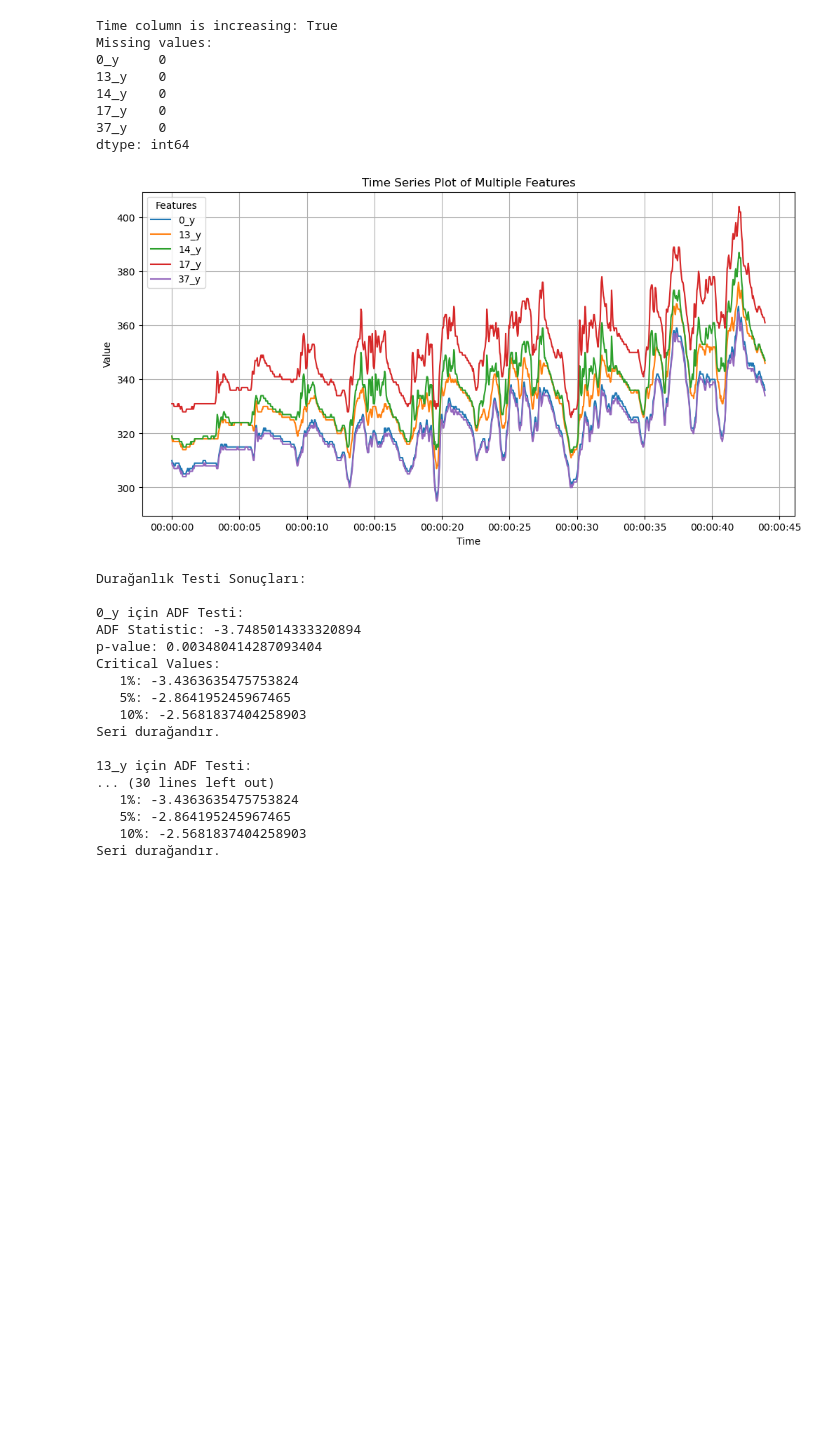
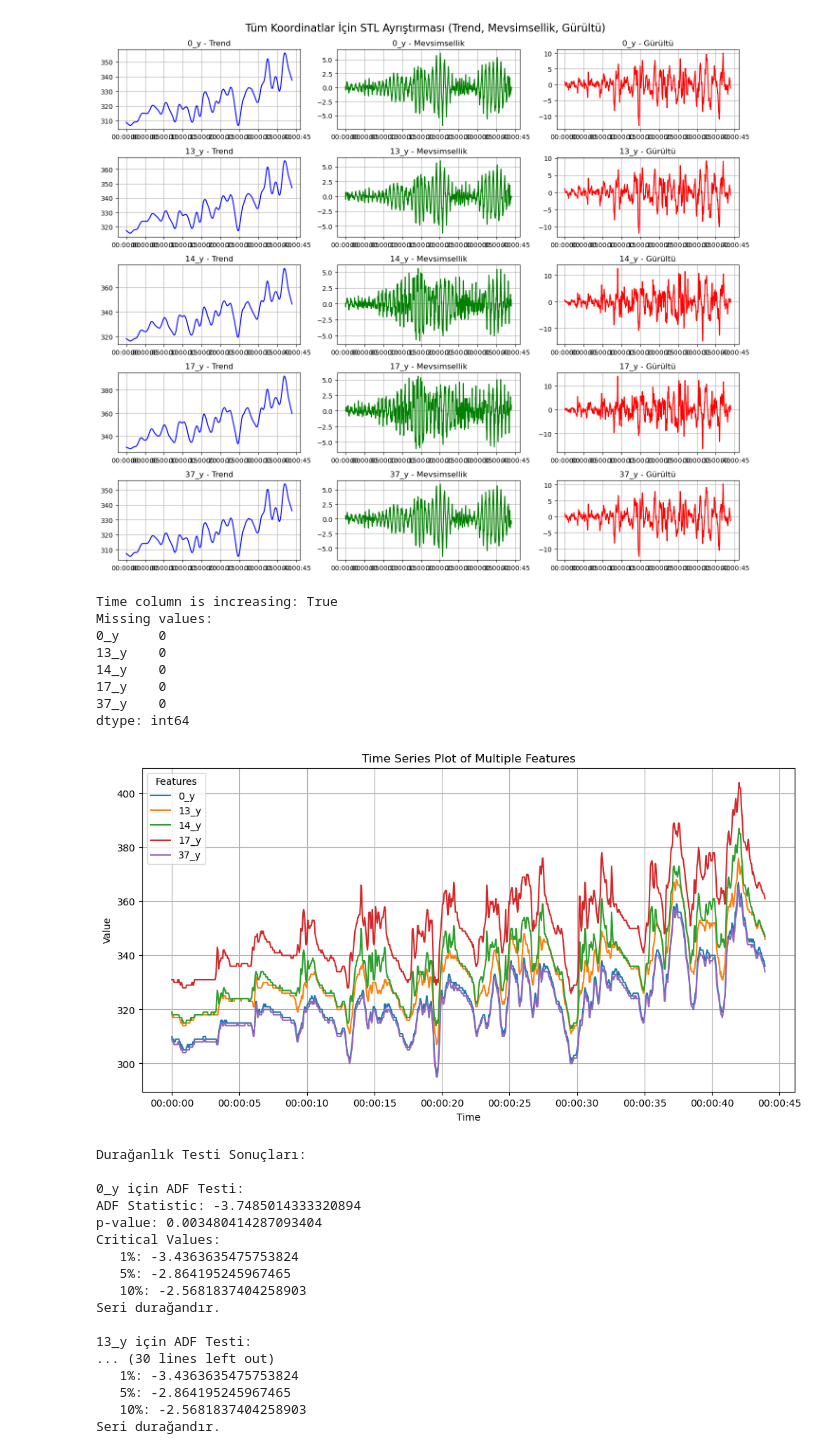
Before and after one commit to gozdenergiz/time-series-models, a Jupyter notebook: VAR_model_y.ipynb, the cells around one changed output. Cells and saved outputs as stored; diff of their text form; code cells hidden in the pictures; blank space fills up the shorter version.

```diff
--- a/VAR_model_y.ipynb
+++ b/VAR_model_y.ipynb
@@ -2,6 +2,7 @@
 import pandas as pd
 import numpy as np
 import matplotlib.pyplot as plt
+from statsmodels.tsa.seasonal import STL
 from statsmodels.tsa.stattools import adfuller
 from statsmodels.graphics.tsaplots import plot_acf, plot_pacf
 from statsmodels.tsa.statespace.varmax import VARMAX
@@ -10,35 +11,67 @@ from sklearn.metrics import mean_absolute_error, mean_squared_error
 # 1. Veri Setini Yükleme
 file_path = "data/selected_lip_coordinates_y_only.csv"
 df = pd.read_csv(file_path)
+df.head()
+
+# Her koordinat için ayrı ayrı STL ayrıştırması (trend, mevsimsellik, gürültü) çizelim
+coordinates = ['0_y', '13_y', '14_y', '17_y', '37_y']
+
+# Grafik boyutlarını ayarlayalım
+plt.figure(figsize=(14, 12))
+
+# Her koordinat için STL ayrıştırması
+for i, coord in enumerate(coordinates, 1):
+    series = pd.Series(df[coord].values, index=pd.to_datetime(df['time'], unit='s'))
+    result = STL(series, period=25).fit()
+
+    plt.subplot(len(coordinates), 3, 3*(i-1)+1)
+    plt.plot(result.trend, color='blue')
+    plt.title(f'{coord} - Trend')
+    plt.grid(True)
+
+    plt.subplot(len(coordinates), 3, 3*(i-1)+2)
+    plt.plot(result.seasonal, color='green')
+    plt.title(f'{coord} - Mevsimsellik')
+    plt.grid(True)
+
+    plt.subplot(len(coordinates), 3, 3*(i-1)+3)
+    plt.plot(result.resid, color='red')
+    plt.title(f'{coord} - Gürültü')
+    plt.grid(True)
+
+plt.tight_layout(rect=[0, 0, 1, 0.96])
+plt.suptitle('Tüm Koordinatlar İçin STL Ayrıştırması (Trend, Mevsimsellik, Gürültü)', fontsize=16)
+plt.show()
 
 # 'time' sütununu tarih veya zaman olarak kullanmak
 df['time'] = pd.to_datetime(df['time'], unit='s')  # Eğer zaman saniye cinsindense unit='s' ekleyebilirsiniz
 df.set_index("time", inplace=True)
 
 # 2. Zaman Serisi Doğrulama
 print("Time column is increasing:", df.index.is_monotonic_increasing)
 print("Missing values:")
 print(df.isnull().sum())
 
 # Zaman bilgisini x ekseni olarak belirle
 time = df.index
 
 # 3. Zaman Serisi Görselleştirme
 plt.figure(figsize=(12, 6))
 
 # Her sütunu ayrı ayrı çiz
 for col in df.columns:
     plt.plot(time, df[col], label=col)
 
 # Grafik ayarları
 plt.xlabel("Time")
 plt.ylabel("Value")
 plt.title("Time Series Plot of Multiple Features")
 plt.legend(title="Features")
 plt.grid(True)
 plt.show()
 plt.close()
 # %% [output]
+[figure, new version]
 Time column is increasing: True
 Missing values:
 0_y     0
@@ -47,7 +80,7 @@ Missing values:
 17_y    0
 37_y    0
 dtype: int64
-[figure, old version]
+[figure, added]
 # %%
 # 4. ADF Durağanlık Testi
 def adf_test(series):
```
Also changed, not shown: 14 other files.
